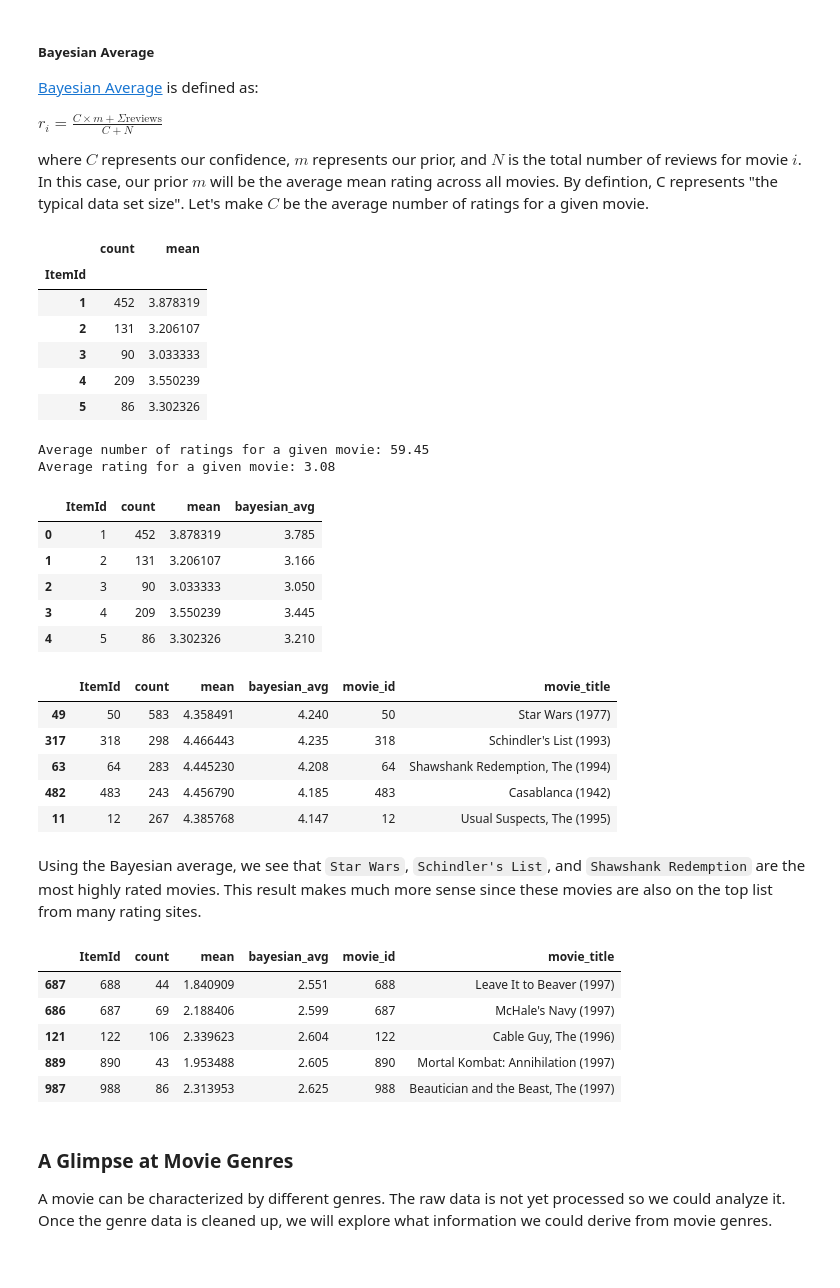
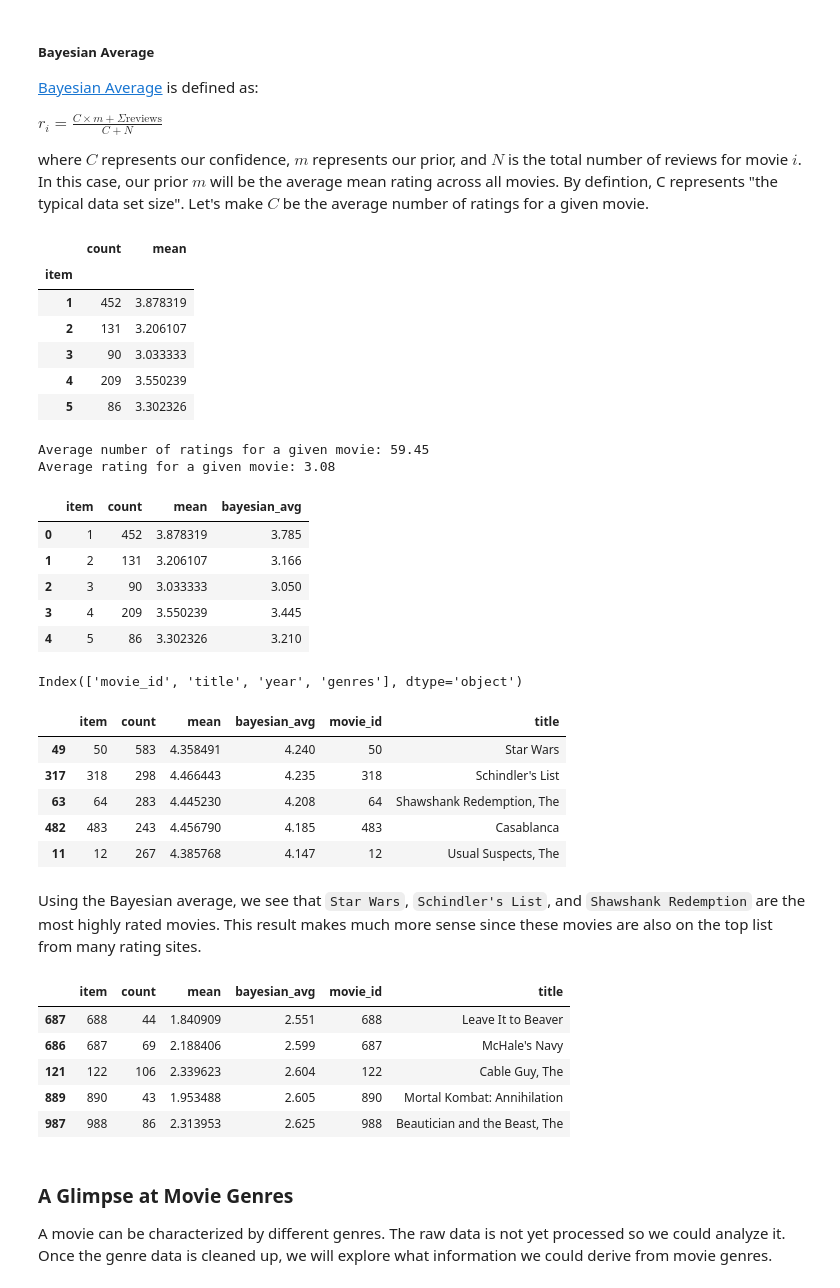
Before and after one commit to PaganMin-11353/dinghui101, a Jupyter notebook: movieLens_EDA.ipynb, the cells around one changed output. Drawn from its saved outputs; the diff is of its cells as text; code cells hidden in the pictures.

```diff
--- a/movieLens_EDA.ipynb
+++ b/movieLens_EDA.ipynb
@@ -22,10 +22,14 @@ rating_df = movie_data.load_ratings()
 
 # Load movie data
 movie_df = movie_data.load_items(
-    process_title=False, process_year=False, process_genres=False, genres_as_binary=False)
+    process_title=True, process_year=True, process_genres=True, genres_as_binary=False)
 
 # Load user data
 user_df= movie_data.load_user_features(True, True)
+
+# Load actors and directors data
+fetched_movies = pd.read_csv("./data/fetched_movies.csv")
+semantics_info = fetched_movies[['MovieLens_ID', 'Director', 'Actors']]
 
 # Display sample data
 print("Ratings Data:", len(rating_df))
@@ -123,11 +146,11 @@ $r_{i} = \frac{C \times m + \Sigma{\text{reviews}}}{C+N}$
 
 where $C$ represents our confidence, $m$ represents our prior, and $N$ is the total number of reviews for movie $i$. In this case, our prior $m$ will be the average mean rating across all movies. By defintion, C represents "the typical data set size". Let's make $C$ be the average number of ratings for a given movie.
 # %%
-movie_stats = rating_df.groupby('ItemId')['Rating'].agg(['count', 'mean'])
+movie_stats = rating_df.groupby('item')['rating'].agg(['count', 'mean'])
 movie_stats.head()
 # %% [output]
 |  | count | mean |
-| ItemId |  |  |
+| item |  |  |
 | 1 | 452 | 3.878319 |
 | 2 | 131 | 3.206107 |
 | 3 | 90 | 3.033333 |
@@ -147,39 +170,43 @@ def bayesian_avg(ratings):
 Average number of ratings for a given movie: 59.45
 Average rating for a given movie: 3.08
 # %%
-bayesian_avg_ratings = rating_df.groupby('ItemId')['Rating'].agg(bayesian_avg).reset_index()
-bayesian_avg_ratings.columns = ['ItemId', 'bayesian_avg']
-movie_stats = movie_stats.merge(bayesian_avg_ratings, on='ItemId')
+bayesian_avg_ratings = rating_df.groupby('item')['rating'].agg(bayesian_avg).reset_index()
+bayesian_avg_ratings.columns = ['item', 'bayesian_avg']
+movie_stats = movie_stats.merge(bayesian_avg_ratings, on='item')
 # %%
 movie_stats.head()
 # %% [output]
-|  | ItemId | count | mean | bayesian_avg |
+|  | item | count | mean | bayesian_avg |
 | 0 | 1 | 452 | 3.878319 | 3.785 |
 | 1 | 2 | 131 | 3.206107 | 3.166 |
 | 2 | 3 | 90 | 3.033333 | 3.050 |
 | 3 | 4 | 209 | 3.550239 | 3.445 |
 | 4 | 5 | 86 | 3.302326 | 3.210 |
+# %%
+movie_df.columns
+# %% [output]
+Index(['movie_id', 'title', 'year', 'genres'], dtype='object')
 # %%
-movie_stats = movie_stats.merge(movie_df[['movie_id', 'movie_title']], left_on='ItemId', right_on='movie_id')
+movie_stats = movie_stats.merge(movie_df[['movie_id', 'title']], left_on='item', right_on='movie_id')
 movie_stats.sort_values('bayesian_avg', ascending=False).head()
 # %% [output]
-|  | ItemId | count | mean | bayesian_avg | movie_id | movie_title |
-| 49 | 50 | 583 | 4.358491 | 4.240 | 50 | Star Wars (1977) |
-| 317 | 318 | 298 | 4.466443 | 4.235 | 318 | Schindler's List (1993) |
-| 63 | 64 | 283 | 4.445230 | 4.208 | 64 | Shawshank Redemption, The (1994) |
-| 482 | 483 | 243 | 4.456790 | 4.185 | 483 | Casablanca (1942) |
-| 11 | 12 | 267 | 4.385768 | 4.147 | 12 | Usual Suspects, The (1995) |
+|  | item | count | mean | bayesian_avg | movie_id | title |
+| 49 | 50 | 583 | 4.358491 | 4.240 | 50 | Star Wars |
+| 317 | 318 | 298 | 4.466443 | 4.235 | 318 | Schindler's List |
+| 63 | 64 | 283 | 4.445230 | 4.208 | 64 | Shawshank Redemption, The |
+| 482 | 483 | 243 | 4.456790 | 4.185 | 483 | Casablanca |
+| 11 | 12 | 267 | 4.385768 | 4.147 | 12 | Usual Suspects, The |
 # %% [markdown]
 Using the Bayesian average, we see that `Star Wars`, `Schindler's List`, and `Shawshank Redemption` are the most highly rated movies. This result makes much more sense since these movies are also on the top list from many rating sites.
 # %%
 movie_stats.sort_values('bayesian_avg', ascending=True).head()
 # %% [output]
-|  | ItemId | count | mean | bayesian_avg | movie_id | movie_title |
-| 687 | 688 | 44 | 1.840909 | 2.551 | 688 | Leave It to Beaver (1997) |
-| 686 | 687 | 69 | 2.188406 | 2.599 | 687 | McHale's Navy (1997) |
-| 121 | 122 | 106 | 2.339623 | 2.604 | 122 | Cable Guy, The (1996) |
-| 889 | 890 | 43 | 1.953488 | 2.605 | 890 | Mortal Kombat: Annihilation (1997) |
-| 987 | 988 | 86 | 2.313953 | 2.625 | 988 | Beautician and the Beast, The (1997) |
+|  | item | count | mean | bayesian_avg | movie_id | title |
+| 687 | 688 | 44 | 1.840909 | 2.551 | 688 | Leave It to Beaver |
+| 686 | 687 | 69 | 2.188406 | 2.599 | 687 | McHale's Navy |
+| 121 | 122 | 106 | 2.339623 | 2.604 | 122 | Cable Guy, The |
+| 889 | 890 | 43 | 1.953488 | 2.605 | 890 | Mortal Kombat: Annihilation |
+| 987 | 988 | 86 | 2.313953 | 2.625 | 988 | Beautician and the Beast, The |
 # %% [markdown]
 ### A Glimpse at Movie Genres
 
```
Also changed, not shown: parts of 12 cells of this notebook, 1 other file.
